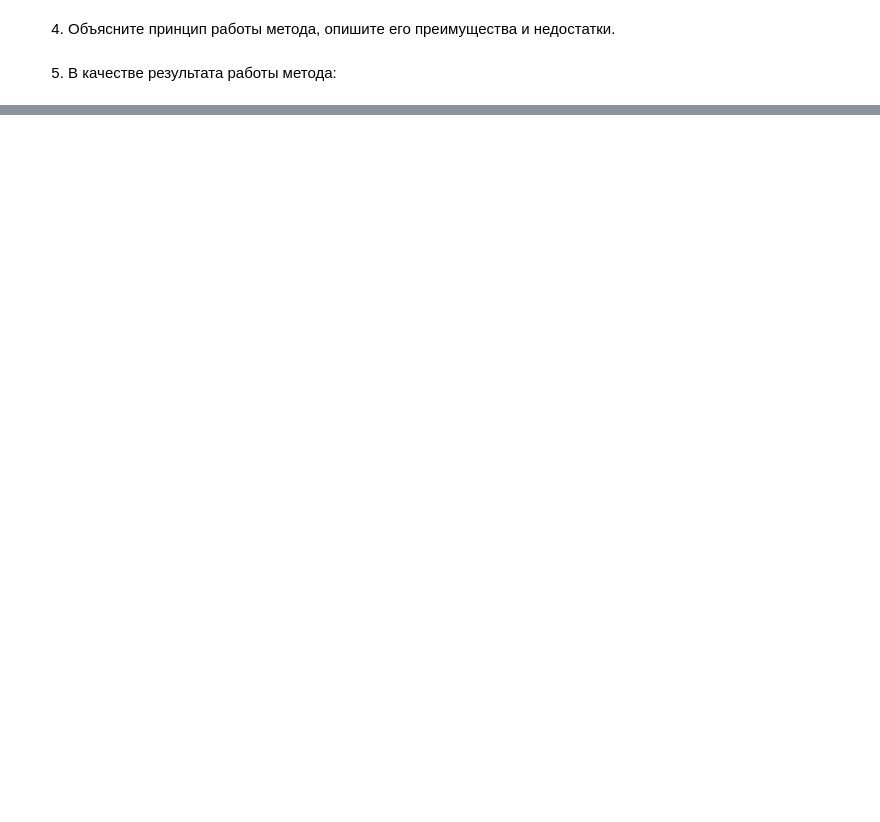
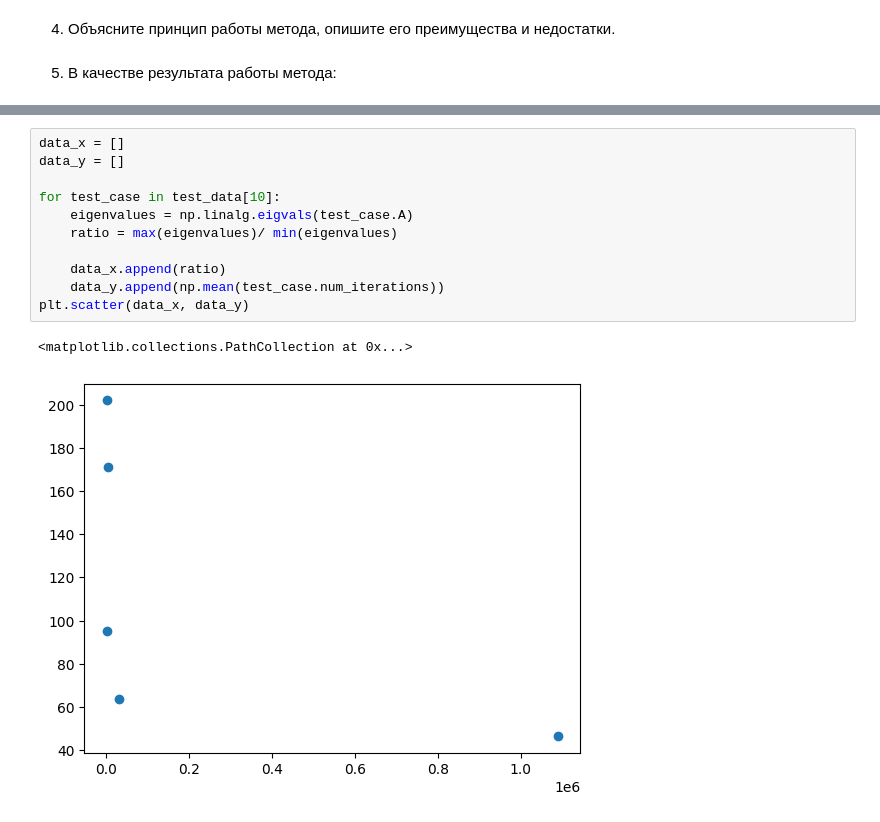
Before and after one commit to alexgiving/optimization, a Jupyter notebook: gradient_descent.ipynb, the cells around one changed output, grey strips where cells are left out. Cells and saved outputs as stored; diff of their text form; blank space fills up the shorter version.

```diff
--- a/gradient_descent.ipynb
+++ b/gradient_descent.ipynb
@@ -235,0 +283,14 @@ Average time for dimension n = 10 is 1.617637
+# %%
+data_x = []
+data_y = []
+
+for test_case in test_data[10]:
+    eigenvalues = np.linalg.eigvals(test_case.A)
+    ratio = max(eigenvalues)/ min(eigenvalues)
+
+    data_x.append(ratio)
+    data_y.append(np.mean(test_case.num_iterations))
+plt.scatter(data_x, data_y)
+# %% [output]
+<matplotlib.collections.PathCollection at 0x...>
+[figure, added]
```
Also changed, not shown: parts of 21 cells of this notebook, 2 other files.
